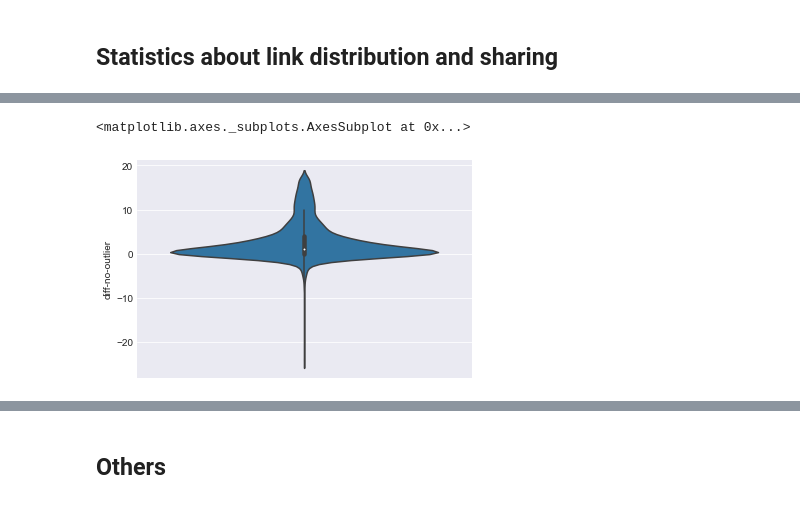
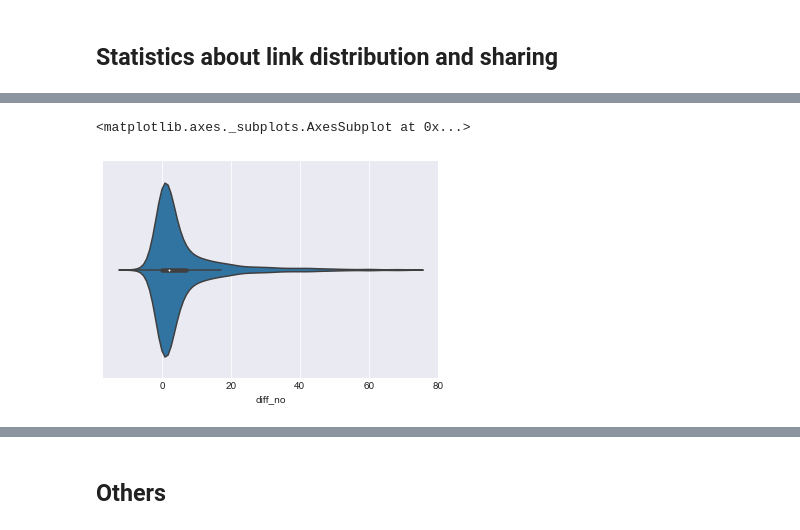
Before and after one commit to ScholCommLab/fhe-plos-data-collection, a Jupyter notebook: code/analysis.ipynb, the cells around one changed output, grey strips where cells are left out. Saved outputs shown, nothing was run; the diff lists cells and outputs as text; code cells hidden in the pictures.

Commit message:
added better correlation plots. cleaner and simpler structure

```diff
--- a/code/analysis.ipynb
+++ b/code/analysis.ipynb
@@ -89,5 +104,0 @@ am_shares.name = "am"
-# %%
-s = pd.concat([fb_shares, am_shares], axis=1)
-s['fb'] = s.fb0.replace(0, np.nan)
-s['diff'] = s.fb - s.am
-s.head()
@@ -108,8 +104,0 @@ To retain the current behavior and silence the warning, pass 'sort=True'.
-# %%
-# Remove outliers beyond Q3+1.5*IQR
-Q1 = s['diff'].quantile(0.25)
-Q3 = s['diff'].quantile(0.75)
-IQR = Q3 - Q1
-y_max = Q3 + 1.5 * IQR
-
-s['diff-no-outlier'] = s['diff'].where(s['diff'] <= y_max, np.nan)
@@ -139,0 +158,27 @@ venn3([fb_set, fb0_set, am_set], set_labels = ('Facebook', 'Facebook with zeros'
+# %%
+def remove_outliers(diff):
+    # Remove outliers beyond Q3+1.5*IQR
+    Q1 = diff.quantile(0.25)
+    Q3 = diff.quantile(0.75)
+    IQR = Q3 - Q1
+    y_max = Q3 + 1.5 * IQR
+    y_min = Q1 - 1.5 * IQR
+    print(y_min, y_max)
+    diff[diff <= y_min] = np.nan
+    diff[diff >= y_max] = np.nan
+    return diff
+
+
+def simple_outliers(diff):
+    diff[diff >= 72] = np.nan
+    diff[diff <= -24] = np.nan
+    return diff
+
+
+s['diff_no'] = simple_outliers(s['diff'].copy())
+print("Removed {} outliers".format(
+    s['diff'].notnull().sum() - s['diff_no'].notnull().sum()))
+
+s['diff_fillna_no'] = simple_outliers(s['diff_fillna'].copy())
+print("Removed {} outliers".format(
+    s['diff_fillna'].notnull().sum() - s['diff_fillna_no'].notnull().sum()))
@@ -140,8 +250,9 @@ venn3([fb_set, fb0_set, am_set], set_labels = ('Facebook', 'Facebook with zeros'
 # %%
 # diff = s['diff']
-diff = s['diff-no-outlier'].dropna()
+diff = s['diff_no'].dropna()
+# diff = s['diff_fillna_no']
 # %%
-sns.violinplot(y=diff)
+sns.violinplot(diff)
 # %% [output]
 <matplotlib.axes._subplots.AxesSubplot at 0x...>
-[figure, old version]
+[figure, new version]
```
Also changed, not shown: parts of 39 cells of this notebook.
